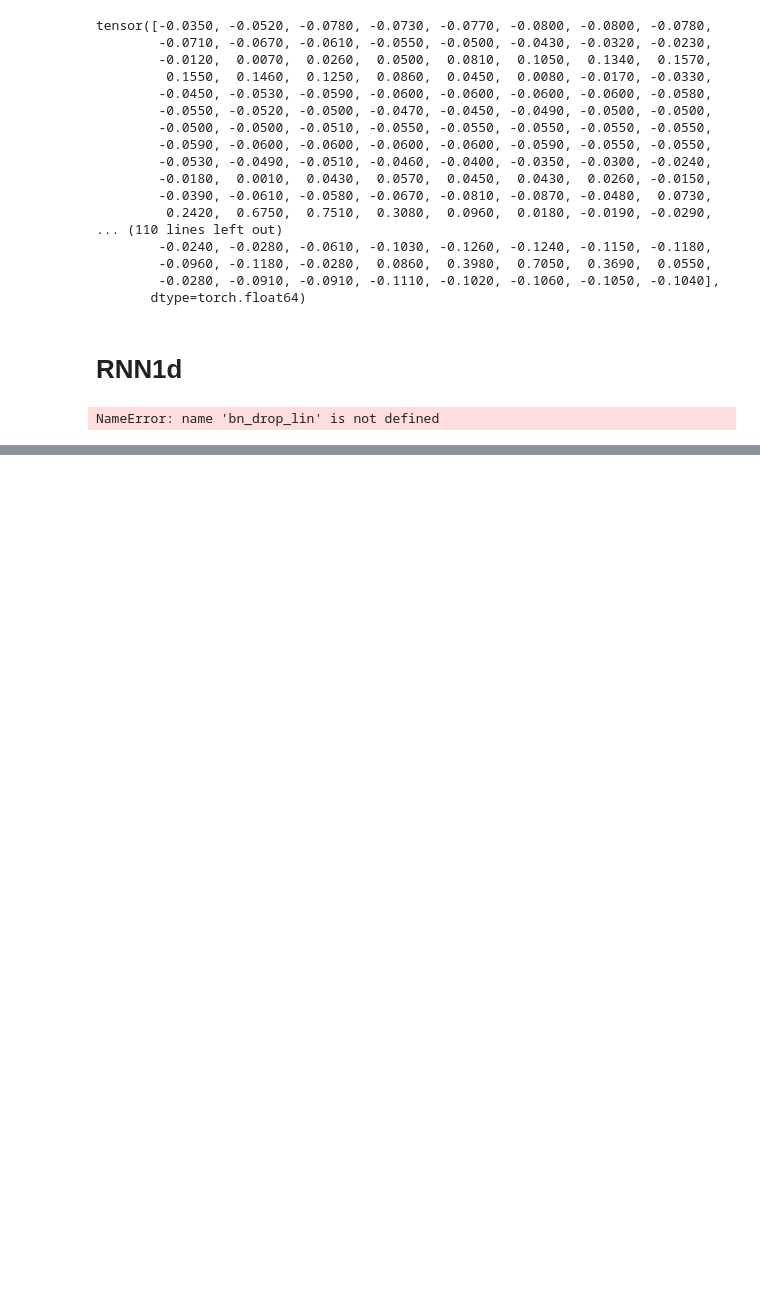
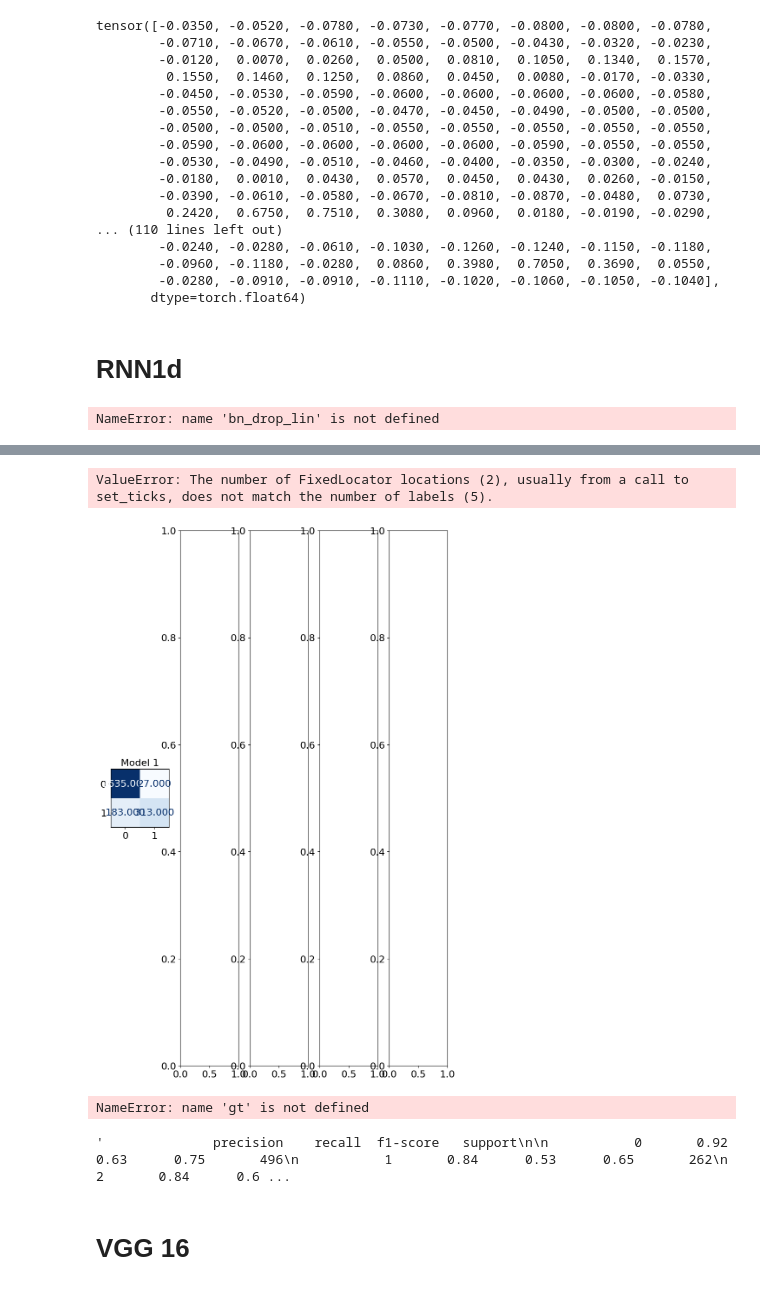
Before and after one commit to spark71/ecg-service, a Jupyter notebook: eda/ptbxl_clsf.ipynb, the cells around one changed output, grey strips where cells are left out. Saved outputs shown, nothing was run; the diff lists cells and outputs as text; code cells hidden in the pictures; blank space fills up the shorter version.

```diff
--- a/eda/ptbxl_clsf.ipynb
+++ b/eda/ptbxl_clsf.ipynb
@@ -569,0 +754,40 @@ NameError: name 'bn_drop_lin' is not defined
+# %%
+title_size = 16
+plt.rcParams.update({'font.size':16})
+display_labels = ['CD', 'HYP', 'MI', 'NORM', 'STTC']
+colorbar = False
+cmap = "Blues"  # Try "Greens". Change the color of the confusion matrix.
+## Please see other alternatives at https://matplotlib.org/stable/tutorials/colors/colormaps.html
+values_format = ".3f"  # Determine the number of decimal places to be displayed.
+
+# Create subplots for given confusion matrices
+f, axes = plt.subplots(1, 5, figsize=(10, 16))
+
+# Plot the first confusion matrix (Model 1) at position (0, 0)
+axes[0, 0].set_title("Model 1", size=title_size)
+ConfusionMatrixDisplay(confusion_matrix=cm[0], display_labels=display_labels).plot(
+    include_values=True, cmap=cmap, ax=axes[0, 1], colorbar=colorbar, values_format=values_format)
+
+# # Remove x-axis labels and ticks
+# axes[0, 0].xaxis.set_ticklabels(['', '', '', ''])
+# axes[0, 0].set_xlabel('')
+# axes[0, 0].tick_params(axis='x', which='both', bottom=False, top=False, labelbottom=False)
+
+
+# # Plot the second confusion matrix (Model 2) at position (0, 1)
+# axes[0, 1].set_title("Model 2", size=title_size)
+# ConfusionMatrixDisplay(confusion_matrix=cm01, display_labels=display_labels).plot(
+#     include_values=True, cmap=cmap, ax=axes[0, 1], colorbar=colorbar, values_format=values_format)
+# %% [output]
+ValueError: The number of FixedLocator locations (2), usually from a call to set_ticks, does not match the number of labels (5).
+[figure, added]
+# %%
+gt
+# %% [output]
+NameError: name 'gt' is not defined
+# %%
+classification_report(gt, y_pred)
+# %% [output]
+'              precision    recall  f1-score   support\n\n           0       0.92      0.63      0.75       496\n           1       0.84      0.53      0.65       262\n           2       0.84      0.6 ...
+# %% [markdown]
+# VGG 16
```
Also changed, not shown: parts of 35 cells of this notebook, 1 other file.
